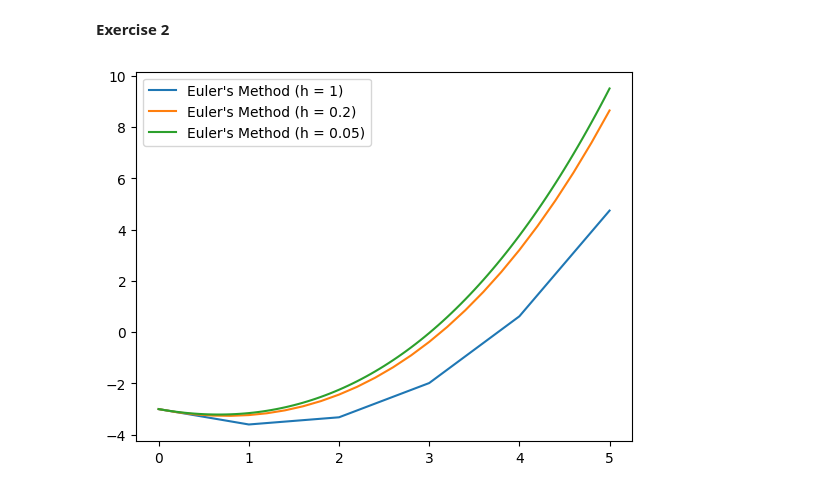
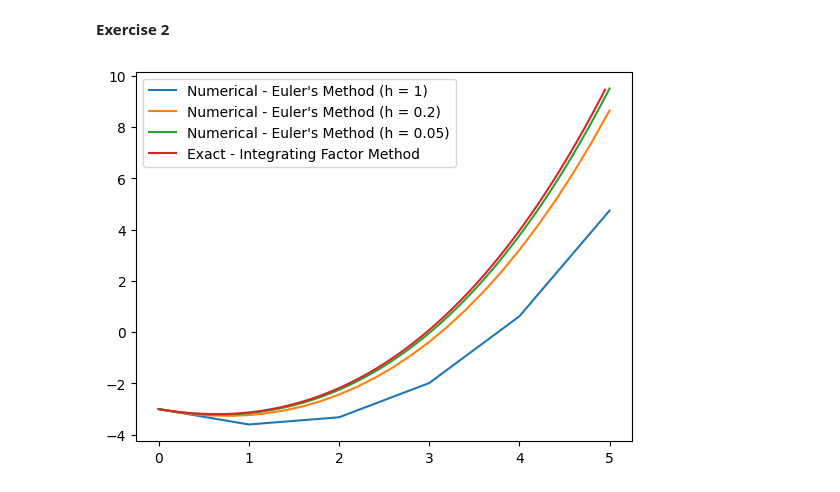
Before and after one commit to JayB-127/ECM1416CompMaths-ContinuousAssessment, a Jupyter notebook: CA.ipynb, the cells around one changed output. Cells and saved outputs as stored; diff of their text form; code cells hidden in the pictures.

Commit message:
completed exact solution

```diff
--- a/CA.ipynb
+++ b/CA.ipynb
@@ -95,36 +95,48 @@ Plotted points before and after transformation:
 # %% [markdown]
 **Exercise 2**
 # %%
-import numpy as np
+import math
 import matplotlib.pyplot as plt
 
 interval = [0, 5] #interval of x values
-y0 = -3 #starting y value
-x0 = 0 #starting x value
+x0 = 0 #x value of initial condition
+y0 = -3 #y value of initial condition
 
-def eulers(stepSize):
-    x = x0
-    y = y0
+def eulers(stepSize): #function to implement eulers' method
+    x = x0 #initial x value
+    y = y0 #initial y value
     xComponents = [x]
     yComponents = [y]
     while x < interval[1]:
         x = float(format(x, ".2f")) #round x to two decimal points
         y = y + stepSize*(x + y/5) #newY = oldY + h*f(oldX, oldY) - Euler's method
         yComponents.append(y)
         x += stepSize #increment x by step size
         xComponents.append(x)
-    plt.plot(xComponents, yComponents, label="Euler's Method (h = " + str(stepSize) + ")")
+    plt.plot(xComponents, yComponents, label="Numerical - Euler's Method (h = " + str(stepSize) + ")")
 
-def integratingFactor():
-    pass
+def integratingFactor(): #function to implement integrating factor method
+    xComponents = []
+    yComponents = []
+
+    x = 0
+    while x < interval[1]:
+        xComponents.append(x)
+        y = 22*pow(math.e, x/5) - 5*x - 25
+        yComponents.append(y)
+        x += 0.05 #using a stepsize of 0.05
+        x = float(format(x, ".2f")) #round x to two decimal points
+
+    plt.plot(xComponents, yComponents, label="Exact - Integrating Factor Method")
+
 
 eulers(1)
 eulers(0.2)
 eulers(0.05)
 
 integratingFactor()
 
 plt.legend()
 plt.show()
 # %% [output]
-[figure, old version]
+[figure, new version]
```
